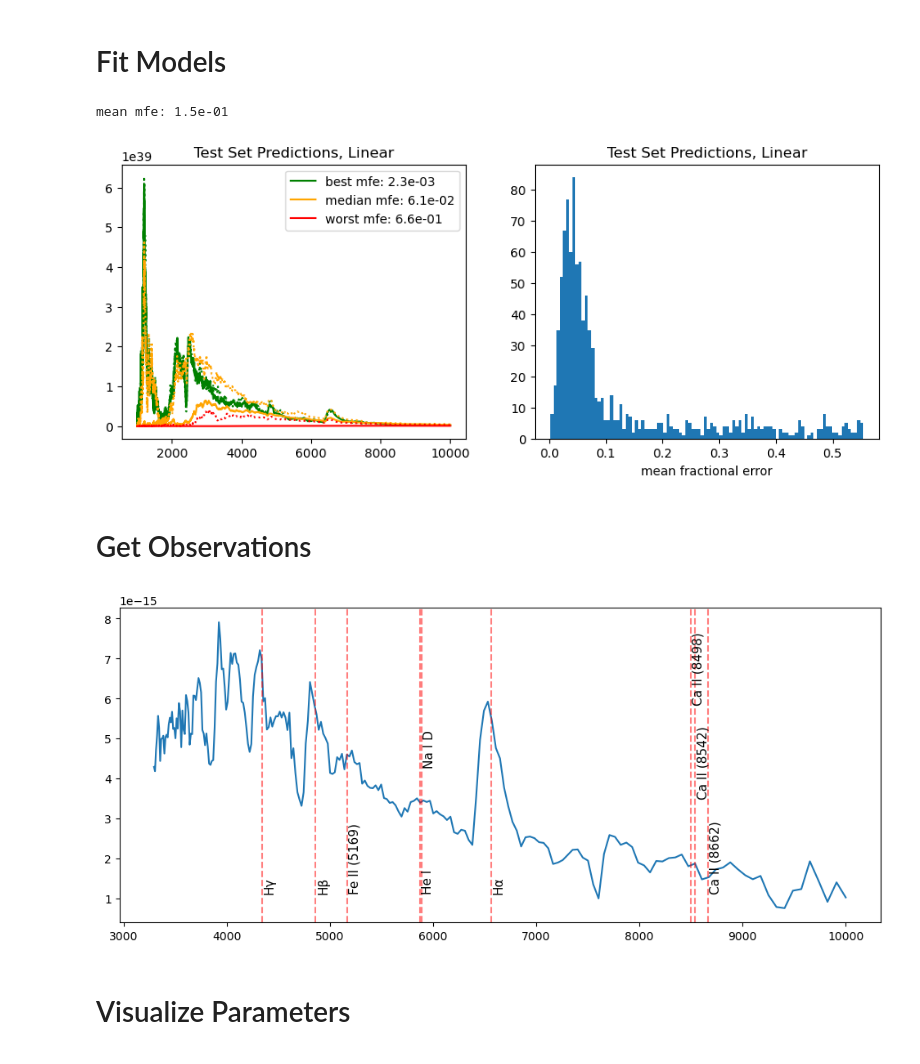
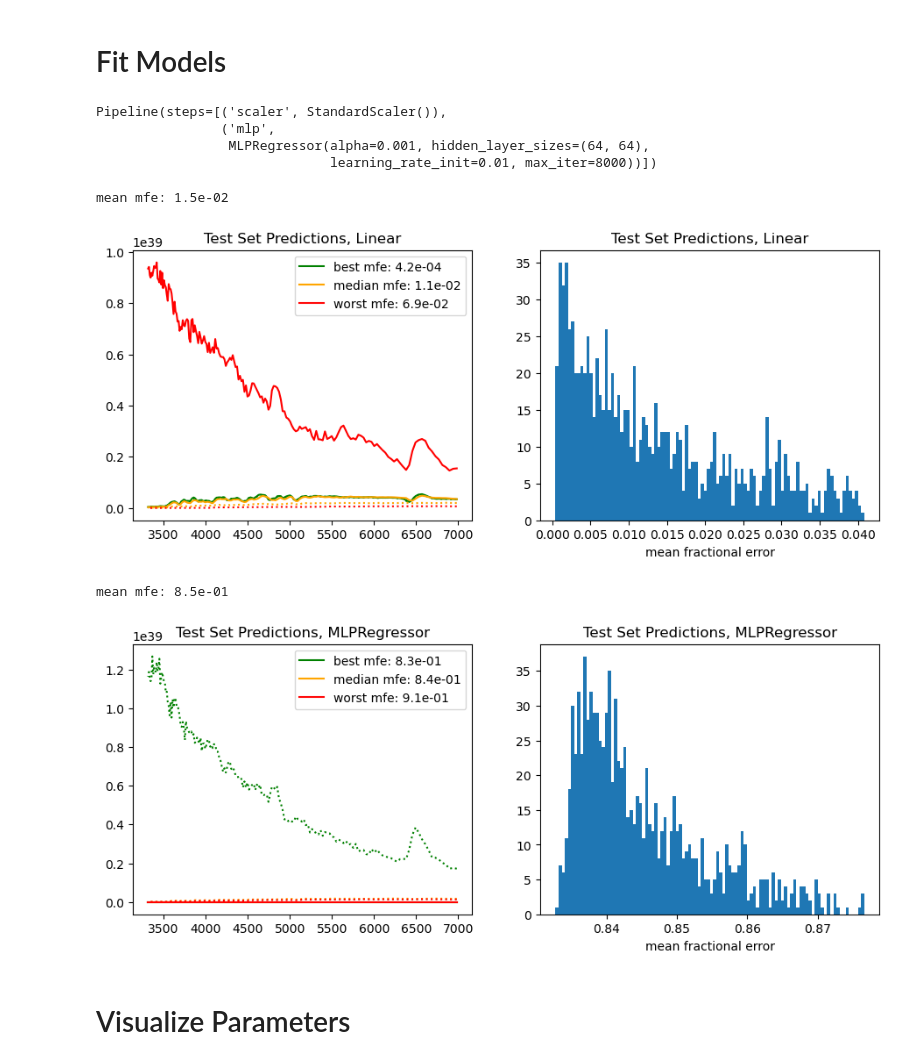
Before and after one commit to MichaelLukaszyk/iip-emulator, a Jupyter notebook: interpolator/interp.ipynb, the cells around one changed output. Saved outputs shown, nothing was run; the diff lists cells and outputs as text; code cells hidden in the pictures.

Commit message:
Fixed interpolator masking issues

```diff
--- a/interpolator/interp.ipynb
+++ b/interpolator/interp.ipynb
@@ -83,14 +87,19 @@ if False:
 # %%
 # MLPRegressor
-# from sklearn.neural_network import MLPRegressor
-# from sklearn.preprocessing import StandardScaler
-# from sklearn.pipeline import Pipeline
+from sklearn.neural_network import MLPRegressor
+from sklearn.preprocessing import StandardScaler
+from sklearn.pipeline import Pipeline
 
-# mlp = MLPRegressor(
-#     max_iter=8000, activation='relu', alpha=1e-3, learning_rate_init=1e-2, hidden_layer_sizes=(64, 64), early_stopping=False
-# )
-# model = Pipeline([
-#     ('scaler', StandardScaler()),
-#     ('mlp', mlp)
-# ])
-# model.fit(X_train, y_train)
+mlp = MLPRegressor(
+    max_iter=8000, activation='relu', alpha=1e-3, learning_rate_init=1e-2, hidden_layer_sizes=(64, 64), early_stopping=False
+)
+model = Pipeline([
+    ('scaler', StandardScaler()),
+    ('mlp', mlp)
+])
+model.fit(X_train, y_train)
+# %% [output]
+Pipeline(steps=[('scaler', StandardScaler()),
+                ('mlp',
+                 MLPRegressor(alpha=0.001, hidden_layer_sizes=(64, 64),
+                              learning_rate_init=0.01, max_iter=8000))])
@@ -97,28 +141,14 @@ if False:
 # %%
 # The histogram excludes mfe values larger than the 95th percentile, since there's a few outliers
 util.evaluate_predictions(y_test, interp(X_test), wav, 'Test Set Predictions, Linear')
 show_active()
-# evaluate_predictions(y_test, model.predict(X_test), wav, 'Test Set Predictions, MLPRegressor')
+util.evaluate_predictions(y_test, model.predict(X_test), wav, 'Test Set Predictions, MLPRegressor')
+show_active()
 # %% [output]
-mean mfe: 1.5e-01
+mean mfe: 1.5e-02
-[figure, old version]
+[figure, new version]
+mean mfe: 8.5e-01
+[figure, added]
-# %% [markdown]
-# Get Observations
-# %%
-# Get observed data
-from scipy.interpolate import interp1d
-obs_df = pd.read_csv('calibrated_spectra/2020jfo-2020-05-19.csv')
-y_obs = interp1d(obs_df['wavelength'], obs_df['flux'], bounds_error=False)(wav)
-y_obs_err = interp1d(obs_df['wavelength'], obs_df['fluxerr'], bounds_error=False)(wav)
-fit_mask = np.isfinite(y_obs) & (wav < fit_max_wav)
-
-# View observed data
-plt.figure(figsize=(12, 5))
-plt.plot(wav, y_obs)
-util.label_common_features()
-show_active()
-# %% [output]
-[figure, removed]
 # %% [markdown]
 # Visualize Parameters
 # %%
```
Also changed, not shown: parts of 11 cells of this notebook, 3 other files.
